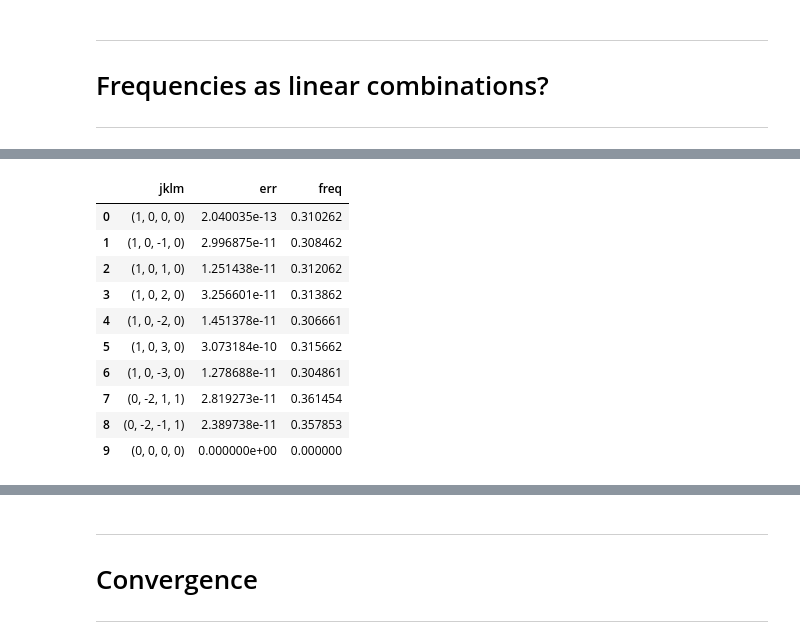
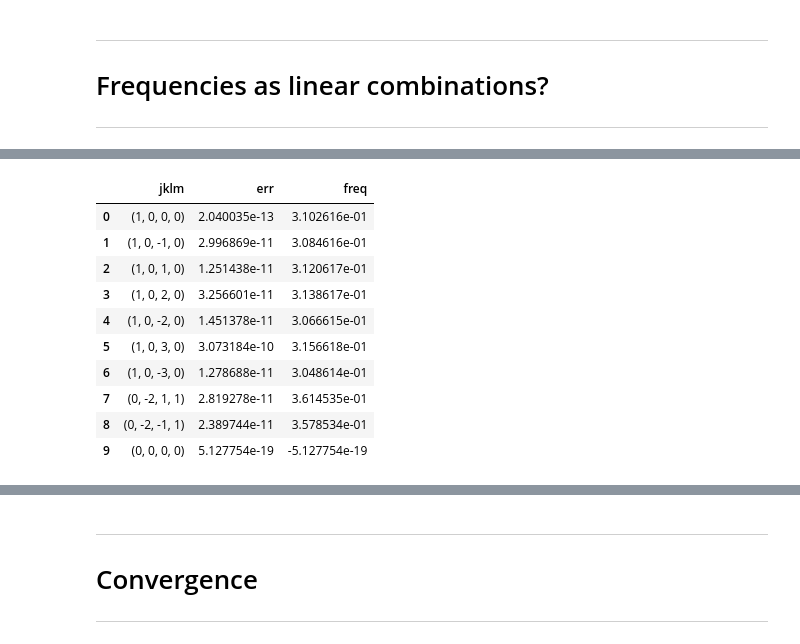
Before and after one commit to xsuite/sussix, a Jupyter notebook: examples/LHC_tracking.ipynb, the cells around one changed output, grey strips where cells are left out. Drawn from its saved outputs; the diff is of its cells as text; code cells hidden in the pictures.

```diff
--- a/examples/LHC_tracking.ipynb
+++ b/examples/LHC_tracking.ipynb
@@ -196,8 +509,8 @@ particles = particles_on_p
 plt.figure(figsize=(12,6))
 plt.suptitle(f'Comparison, turns [0:{nturns}]')
 for part in particles:
-    spectrum = sussix.get_spectrum(part['x'],number_of_harmonics = n_harm,Hann_order=2)
-    x_r, _   = sussix.analysis.generate_signal(spectrum.amplitude,spectrum.frequency,np.arange(len(part['x'])))
+    spectrum = sussix.harmonics(part['x'],num_harmonics = n_harm,window_order=2,to_pandas=True)
+    x_r, _   = sussix.generate_signal(spectrum.amplitude,spectrum.frequency,np.arange(len(part['x'])))
 
     plt.plot(np.arange(0,nturns),part['x'][:nturns] ,'.',ms=8,color='k'  ,alpha=0.5)
     plt.plot(np.arange(0,nturns),x_r[:nturns]             ,'+',ms=8,color='C3' ,alpha=0.5)
@@ -212,8 +525,8 @@ plt.ylabel(rf'$\tilde x/\sqrt{{\varepsilon_x}}$')
 plt.figure(figsize=(12,6))
 plt.suptitle(f'Comparison, turns [-{nturns}:end]')
 for part in particles:
-    spectrum = sussix.get_spectrum(part['x'],number_of_harmonics = n_harm,Hann_order=2)
-    x_r, _   = sussix.analysis.generate_signal(spectrum.amplitude,spectrum.frequency,np.arange(len(part['x'])))
+    spectrum = sussix.harmonics(part['x'],num_harmonics = n_harm,window_order=2,to_pandas=True)
+    x_r, _   = sussix.generate_signal(spectrum.amplitude,spectrum.frequency,np.arange(len(part['x'])))
 
     plt.plot(np.arange(int(1e4-nturns),int(1e4)),part['x'][-nturns:] ,'.',ms=8,color='k'  ,alpha=0.5)
     plt.plot(np.arange(int(1e4-nturns),int(1e4)),x_r[-nturns:]             ,'+',ms=8,color='C3' ,alpha=0.5)
@@ -236,10 +549,10 @@ particles = particles_on_p
 for part,sigma in zip(particles,[1,3,5]):
     plt.figure(figsize=(12,6))
     plt.suptitle(f'Spectrum, Particle @ {sigma} $\sigma$')
-    spectrum_x    = sussix.get_spectrum(part['x']           ,number_of_harmonics = n_harm,Hann_order=2)
-    spectrum_x_px = sussix.get_spectrum(part['x'],part['px'],number_of_harmonics = n_harm,Hann_order=2)
+    spectrum_x    = sussix.harmonics(part['x'],             num_harmonics = n_harm,window_order=2,to_pandas=True)
+    spectrum_x_px = sussix.harmonics(part['x'],part['px'],  num_harmonics = n_harm,window_order=2,to_pandas=True)
 
-    fundamental_tunes = [sussix.get_tune(part[f'{plane}'],part[f'p{plane}'],Hann_order=2) for plane in ['x','y','zeta']]
+    fundamental_tunes = [sussix.tune(part[f'{plane}'],part[f'p{plane}'],window_order=2) for plane in ['x','y','zeta']]
 
     plt.plot( np.abs(part['dfx'].frequency[:n_harm]),np.abs(part['dfx'].amplitude[:n_harm]),'o',ms=10,mfc='none',   color='black' ,alpha=0.9,label='Original')
     plt.plot( np.abs(spectrum_x_px.frequency),np.abs(spectrum_x_px.amplitude),'o',mfc='none',   color='C4' ,alpha=0.9,label='x-px')
@@ -265,10 +578,10 @@ particles = particles_off_p
 for part,sigma in zip(particles,[1,3,5]):
     plt.figure(figsize=(12,6))
     plt.suptitle(f'Spectrum, Particle @ {sigma} $\sigma$')
-    spectrum_x    = sussix.get_spectrum(part['x']           ,number_of_harmonics = n_harm,Hann_order=2)
-    spectrum_x_px = sussix.get_spectrum(part['x'],part['px'],number_of_harmonics = n_harm,Hann_order=2)
+    spectrum_x    = sussix.harmonics(part['x'],             num_harmonics = n_harm,window_order=2,to_pandas=True)
+    spectrum_x_px = sussix.harmonics(part['x'],part['px'],  num_harmonics = n_harm,window_order=2,to_pandas=True)
 
-    fundamental_tunes = [sussix.get_tune(part[f'{plane}'],part[f'p{plane}'],Hann_order=2) for plane in ['x','y','zeta']]
+    fundamental_tunes = [sussix.tune(part[f'{plane}'],part[f'p{plane}'],window_order=2) for plane in ['x','y','zeta']]
 
     plt.plot( np.abs(part['dfx'].frequency[:n_harm]),np.abs(part['dfx'].amplitude[:n_harm]),'o',ms=10,mfc='none',   color='black' ,alpha=0.9,label='Original')
     plt.plot( np.abs(spectrum_x_px.frequency),np.abs(spectrum_x_px.amplitude),'o',mfc='none',   color='C4' ,alpha=0.9,label='x-px')
@@ -297,9 +610,9 @@ for part,sigma in zip(particles,[1,3,5]):
 particles = particles_on_p
 
 for part in particles:
-    fundamental_tunes = [sussix.get_tune(part[f'{plane}'],part[f'p{plane}'],Hann_order=2) for plane in ['x','y','zeta']]
-    spectrum_x        = sussix.get_spectrum(part['x']           ,number_of_harmonics = n_harm,Hann_order=2)
-    combination_jklm  = sussix.find_linear_combinations(spectrum_x.frequency,fundamental_tunes = fundamental_tunes,max_jklm = 10)
+    fundamental_tunes = [sussix.tune(part[f'{plane}'],part[f'p{plane}'],window_order=2) for plane in ['x','y','zeta']]
+    spectrum_x        = sussix.harmonics(part['x'],             num_harmonics = n_harm,window_order=2,to_pandas=True)
+    combination_jklm  = sussix.find_linear_combinations(spectrum_x.frequency,fundamental_tunes = fundamental_tunes,max_jklm = 10,to_pandas=True)
     display(combination_jklm)
 # %% [output]
 |  | jklm | err | freq |
@@ -339,9 +652,9 @@ for part in particles:
 particles = particles_off_p
 
 for part in particles:
-    fundamental_tunes = [sussix.get_tune(part[f'{plane}'],part[f'p{plane}'],Hann_order=2) for plane in ['x','y','zeta']]
-    spectrum_x        = sussix.get_spectrum(part['x']           ,number_of_harmonics = n_harm,Hann_order=2)
-    combination_jklm  = sussix.find_linear_combinations(spectrum_x.frequency,fundamental_tunes = fundamental_tunes,max_jklm = 10)
+    fundamental_tunes = [sussix.tune(part[f'{plane}'],part[f'p{plane}'],window_order=2) for plane in ['x','y','zeta']]
+    spectrum_x        = sussix.harmonics(part['x'],             num_harmonics = n_harm,window_order=2,to_pandas=True)
+    combination_jklm  = sussix.find_linear_combinations(spectrum_x.frequency,fundamental_tunes = fundamental_tunes,max_jklm = 10,to_pandas=True)
     display(combination_jklm)
 # %% [output]
 |  | jklm | err | freq |
@@ -358,12 +671,12 @@ for part in particles:
 |  | jklm | err | freq |
-| 0 | (1, 0, 0, 0) | 2.040035e-13 | 0.310262 |
-| 1 | (1, 0, -1, 0) | 2.996875e-11 | 0.308462 |
-| 2 | (1, 0, 1, 0) | 1.251438e-11 | 0.312062 |
-| 3 | (1, 0, 2, 0) | 3.256601e-11 | 0.313862 |
-| 4 | (1, 0, -2, 0) | 1.451378e-11 | 0.306661 |
-| 5 | (1, 0, 3, 0) | 3.073184e-10 | 0.315662 |
-| 6 | (1, 0, -3, 0) | 1.278688e-11 | 0.304861 |
-| 7 | (0, -2, 1, 1) | 2.819273e-11 | 0.361454 |
-| 8 | (0, -2, -1, 1) | 2.389738e-11 | 0.357853 |
-| 9 | (0, 0, 0, 0) | 0.000000e+00 | 0.000000 |
+| 0 | (1, 0, 0, 0) | 2.040035e-13 | 3.102616e-01 |
+| 1 | (1, 0, -1, 0) | 2.996869e-11 | 3.084616e-01 |
+| 2 | (1, 0, 1, 0) | 1.251438e-11 | 3.120617e-01 |
+| 3 | (1, 0, 2, 0) | 3.256601e-11 | 3.138617e-01 |
+| 4 | (1, 0, -2, 0) | 1.451378e-11 | 3.066615e-01 |
+| 5 | (1, 0, 3, 0) | 3.073184e-10 | 3.156618e-01 |
+| 6 | (1, 0, -3, 0) | 1.278688e-11 | 3.048614e-01 |
+| 7 | (0, -2, 1, 1) | 2.819278e-11 | 3.614535e-01 |
+| 8 | (0, -2, -1, 1) | 2.389744e-11 | 3.578534e-01 |
+| 9 | (0, 0, 0, 0) | 5.127754e-19 | -5.127754e-19 |
 |  | jklm | err | freq |
```
Also changed, not shown: parts of 52 cells of this notebook, 11 other files.
